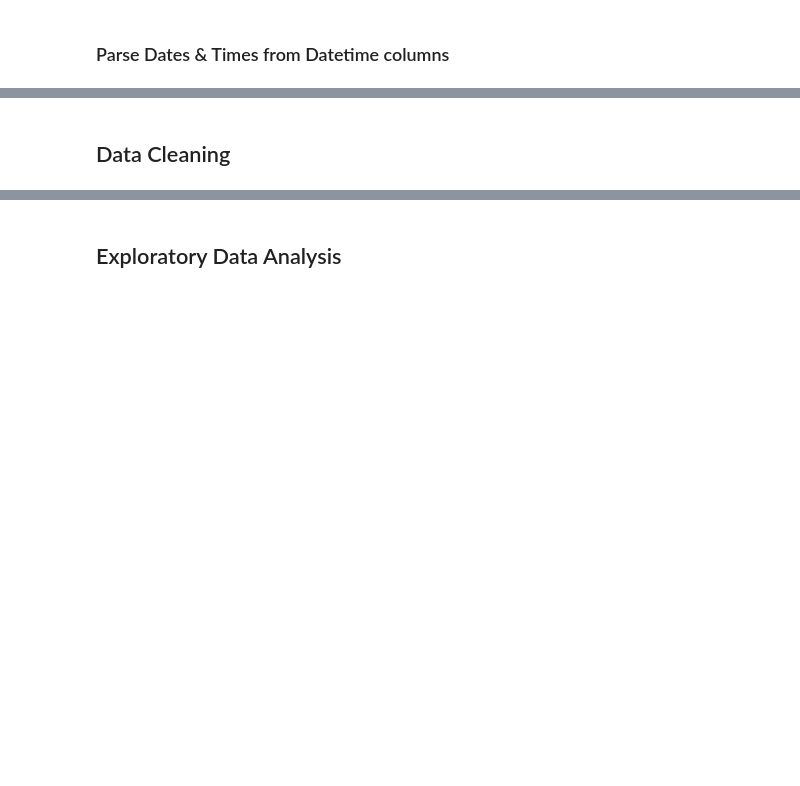
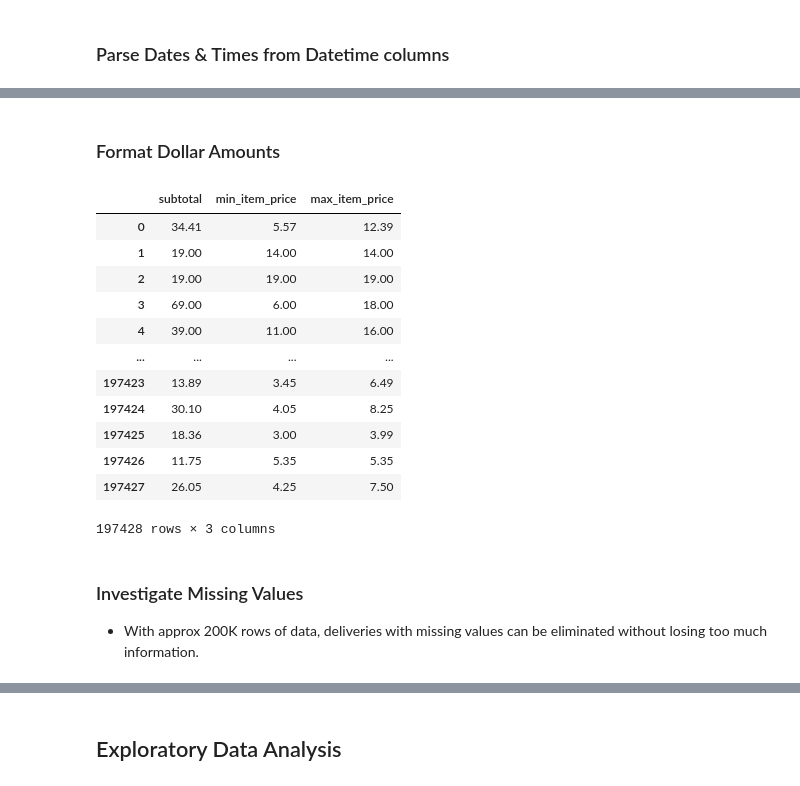
Before and after one commit to ShaneJett-DS/Doordash_Delivery_Analysis, a Jupyter notebook: delivery_eda.ipynb, the cells around one changed output, grey strips where cells are left out. Cells and saved outputs as stored; diff of their text form; code cells hidden in the pictures; blank space fills up the shorter version.

```diff
--- a/delivery_eda.ipynb
+++ b/delivery_eda.ipynb
@@ -32,5 +33,5 @@ import pandas as pd
 # %%
-data = pd.read_csv("delivery_data.csv")
+data = pd.read_csv("https://raw.githubusercontent.com/ShaneJett-DS/Doordash_Delivery_Analysis/main/delivery_data.csv")
 data.head()
 # %% [output]
 |  | market_id | created_at | actual_delivery_time | store_id | store_primary_category | order_protocol | ... |
@@ -132,2 +150,25 @@ data
-# %% [markdown]
-## Data Cleaning
+# %% [markdown]
+### Format Dollar Amounts
+# %%
+data['subtotal'] = data['subtotal'] * .01
+data['min_item_price'] = data['min_item_price'] * .01
+data['max_item_price'] = data['max_item_price'] * .01
+
+data[['subtotal', 'min_item_price', 'max_item_price']]
+# %% [output]
+|  | subtotal | min_item_price | max_item_price |
+| 0 | 34.41 | 5.57 | 12.39 |
+| 1 | 19.00 | 14.00 | 14.00 |
+| 2 | 19.00 | 19.00 | 19.00 |
+| 3 | 69.00 | 6.00 | 18.00 |
+| 4 | 39.00 | 11.00 | 16.00 |
+| ... | ... | ... | ... |
+| 197423 | 13.89 | 3.45 | 6.49 |
+| 197424 | 30.10 | 4.05 | 8.25 |
+| 197425 | 18.36 | 3.00 | 3.99 |
+| 197426 | 11.75 | 5.35 | 5.35 |
+| 197427 | 26.05 | 4.25 | 7.50 |
+197428 rows × 3 columns
+# %% [markdown]
+### Investigate Missing Values
+* With approx 200K rows of data, deliveries with missing values can be eliminated without losing too much information.
```
Also changed, not shown: parts of 8 cells of this notebook.
